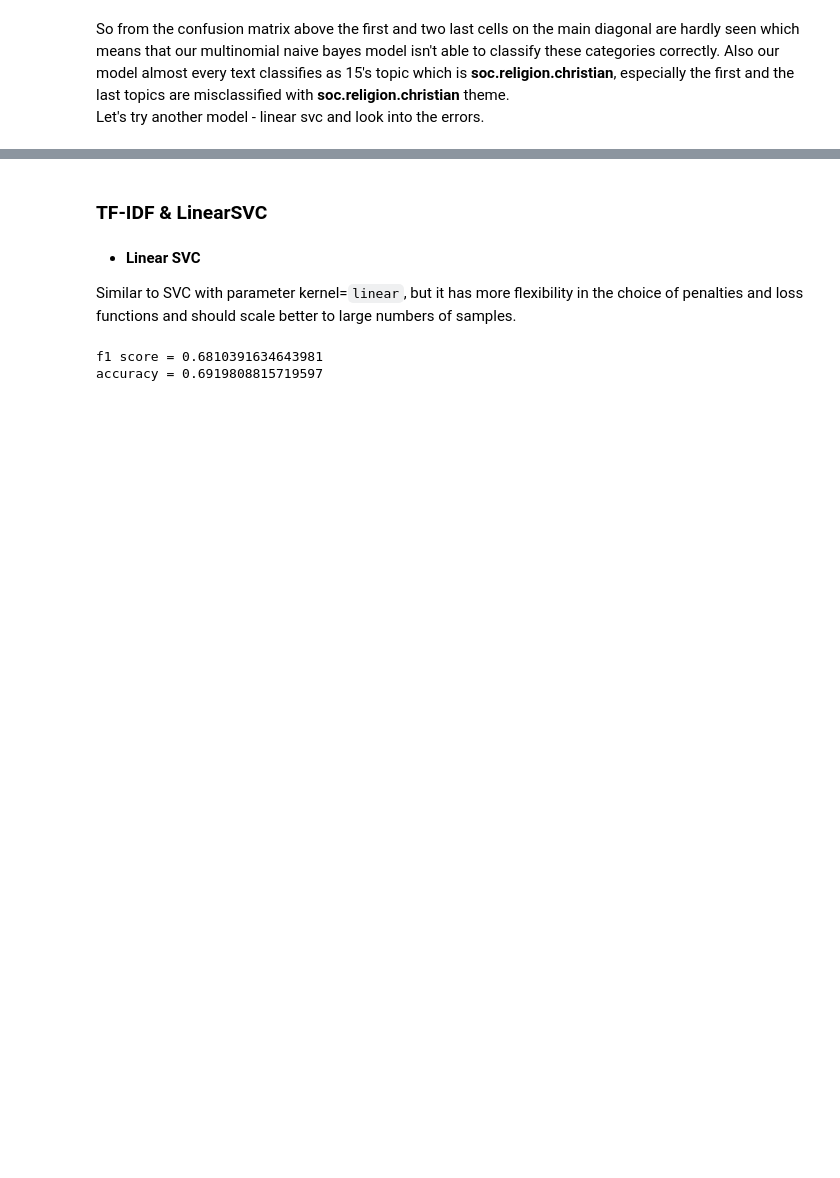
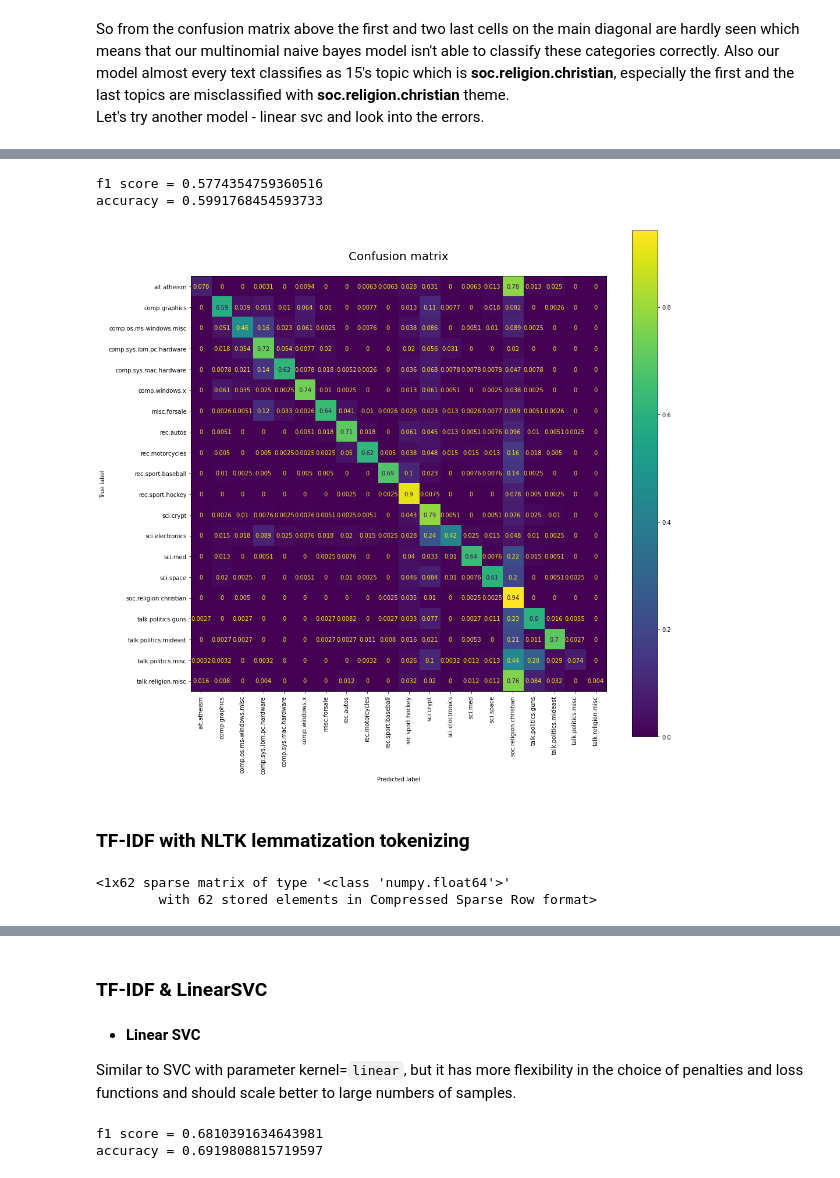
Before and after one commit to Dosann/NLP-text-classification, a Jupyter notebook: 20newsgroups.ipynb, the cells around one changed output, grey strips where cells are left out. Drawn from its saved outputs; the diff is of its cells as text; code cells hidden in the pictures; blank space fills up the shorter version.

```diff
--- a/20newsgroups.ipynb
+++ b/20newsgroups.ipynb
@@ -130,0 +143,3 @@ So from the confusion matrix above the first and two last cells on the main diag
+# %%
+tf_idf_lem = TfidfVectorizer(preprocessor=preprocessor)
+tf_idf_lem.fit_transform(X_train[:1])
@@ -130,0 +160,17 @@ So from the confusion matrix above the first and two last cells on the main diag
+# %%
+pipe_lem = Pipeline([
+    ('tf-idf', tf_idf_lem),
+    ('mnb', MultinomialNB())
+])
+# %%
+pipe_lem.fit(X_train, y_train)
+y_pred_lem = pipe_lem.predict(X_test)
+# %%
+f1, acc = evaluate(y_test, y_pred_lem, labels=categories)
+print(f'f1 score = {f1}\naccuracy = {acc}')
+# %% [output]
+f1 score = 0.5774354759360516
+accuracy = 0.5991768454593733
+[figure, added]
+# %% [markdown]
+### TF-IDF with NLTK lemmatization tokenizing
@@ -130,0 +200,6 @@ So from the confusion matrix above the first and two last cells on the main diag
+# %%
+tf_idf_nltk = TfidfVectorizer(tokenizer=lemma_tokenizer)
+tf_idf_nltk.fit_transform(X_train[:1])
+# %% [output]
+<1x62 sparse matrix of type '<class 'numpy.float64'>'
+        with 62 stored elements in Compressed Sparse Row format>
```
Also changed, not shown: parts of 35 cells of this notebook.
